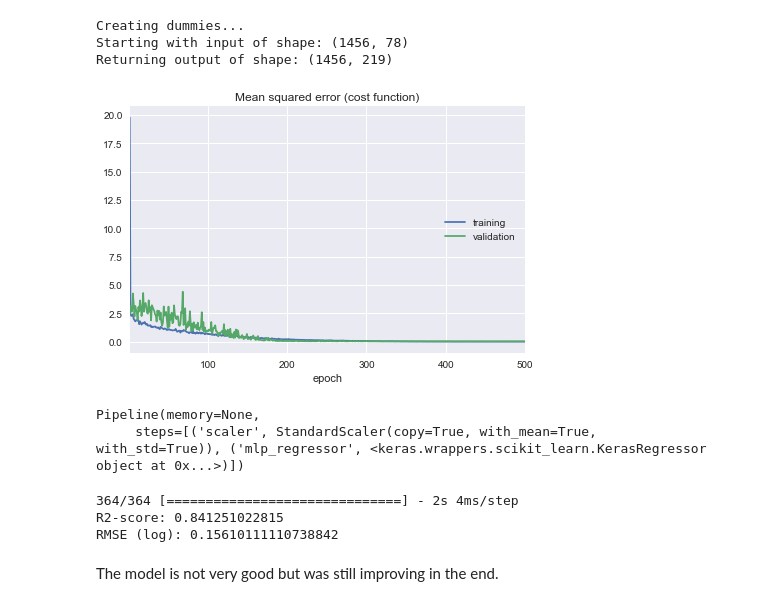
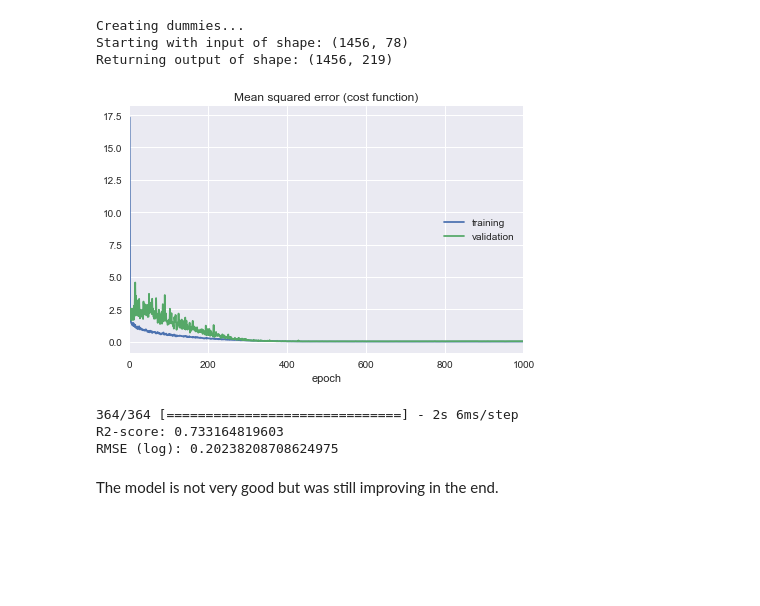
Before and after one commit to huli/predicting-house-prices, a Jupyter notebook: predicting_house_prices.ipynb, the cells around one changed output. Saved outputs shown, nothing was run; the diff lists cells and outputs as text; code cells hidden in the pictures; blank space fills up the shorter version.

Commit message:
Removed dropout. Not better results 0.20.

```diff
--- a/predicting_house_prices.ipynb
+++ b/predicting_house_prices.ipynb
@@ -2285,12 +2285,12 @@ X_train, X_test, y_train, y_test = train_test_split(X_train, y_train, test_size=
 def build_nn2():
     model = Sequential()
     model.add(Dense(219, kernel_initializer='normal', activation='relu', input_shape=(219,)))
-    model.add(Dropout(.2))
+    #model.add(Dropout(.2))
     model.add(Dense(100, kernel_initializer='normal', activation='relu'))
     model.add(Dropout(.2))
     model.add(Dense(1, kernel_initializer='normal', activation='relu'))
 
-    # Compiling the model
+    # Compiling the mode
     model.compile(loss = 'mean_squared_error', optimizer='adam')
     return model
 # %%
@@ -2298,12 +2306,13 @@ X_transformed = StandardScaler().fit_transform(X_test)
 # %%
+from keras.callbacks import History
+#model_history = LossHistory()
+
 pipeline = Pipeline([
     ('scaler', StandardScaler()),
-    ('mlp_regressor', KerasRegressor(build_fn=build_nn2, batch_size=5, epochs=500, verbose=1, callbacks=callbacks,
-                                     validation_data=(X_transformed, y_test)))
+    ('mlp_regressor', KerasRegressor(build_fn=build_nn2, batch_size=5, epochs=1000, verbose=1,
+                                     callbacks=[plot_callback],  validation_data=(X_transformed, y_test)))
 ])
 # %%
-pipeline.fit(X_train, y_train)
+model_info = pipeline.fit(X_train, y_train)
 # %% [output]
-[figure, old version]
+[figure, new version]
-Pipeline(memory=None,
-     steps=[('scaler', StandardScaler(copy=True, with_mean=True, with_std=True)), ('mlp_regressor', <keras.wrappers.scikit_learn.KerasRegressor object at 0x...>)])
@@ -2311,8 +2332,8 @@ Pipeline(memory=None,
 predictions = pipeline.predict(X_test)
 print_benchmark(y_test, predictions, False)
 # %% [output]
-364/364 [==============================] - 2s 4ms/step
-R2-score: 0.841251022815
-RMSE (log): 0.15610111110738842
+364/364 [==============================] - 2s 6ms/step
+R2-score: 0.733164819603
+RMSE (log): 0.20238208708624975
 # %% [markdown]
 The model is not very good but was still improving in the end.
```
Also changed, not shown: parts of 2 cells of this notebook, 1 other file.
